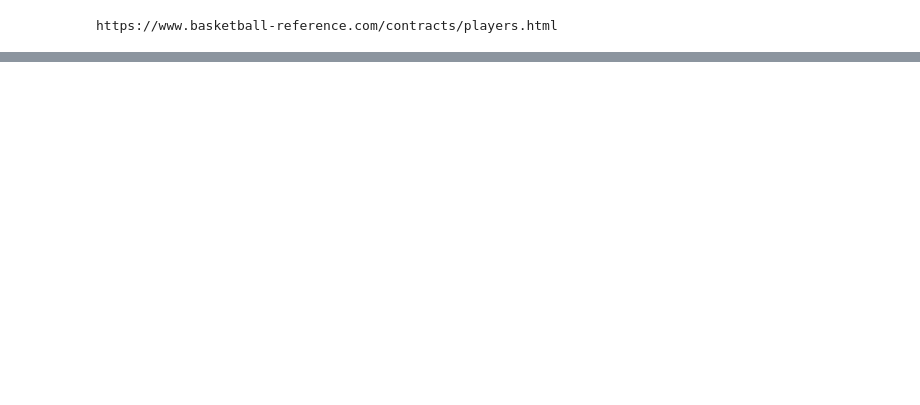
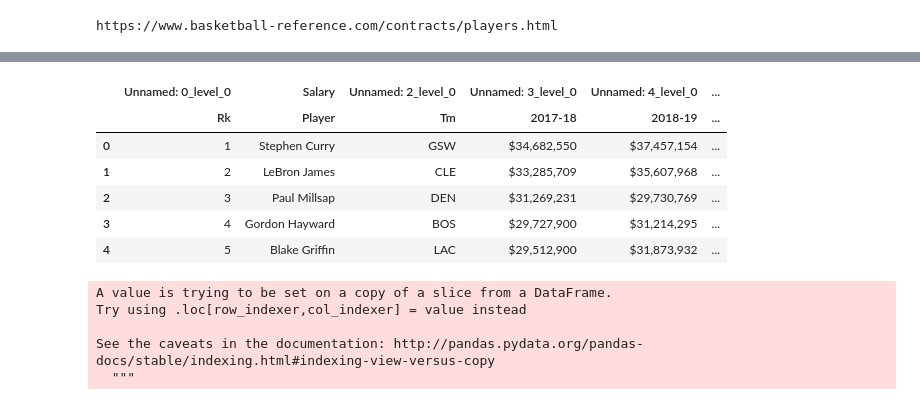
Before and after one commit to NathanielYang/nba_prediction_salary, a Jupyter notebook: get_contract.ipynb, the cells around one changed output, grey strips where cells are left out. Cells and saved outputs as stored; diff of their text form; code cells hidden in the pictures; blank space fills up the shorter version.

```diff
--- a/get_contract.ipynb
+++ b/get_contract.ipynb
@@ -36,0 +52,20 @@ table
+# %%
+table = table[2]
+table.head()
+# %% [output]
+|  | Unnamed: 0_level_0 | Salary | Unnamed: 2_level_0 | Unnamed: 3_level_0 | Unnamed: 4_level_0 | ... |
+|  | Rk | Player | Tm | 2017-18 | 2018-19 | ... |
+| 0 | 1 | Stephen Curry | GSW | $34,682,550 | $37,457,154 | ... |
+| 1 | 2 | LeBron James | CLE | $33,285,709 | $35,607,968 | ... |
+| 2 | 3 | Paul Millsap | DEN | $31,269,231 | $29,730,769 | ... |
+| 3 | 4 | Gordon Hayward | BOS | $29,727,900 | $31,214,295 | ... |
+| 4 | 5 | Blake Griffin | LAC | $29,512,900 | $31,873,932 | ... |
+# %%
+table_2017 = cleaning(table,2017)
+#table_2017.head()
+# %% [output]
+A value is trying to be set on a copy of a slice from a DataFrame.
+Try using .loc[row_indexer,col_indexer] = value instead
+
+See the caveats in the documentation: http://pandas.pydata.org/pandas-docs/stable/indexing.html#indexing-view-versus-copy
+  """
```
Also changed, not shown: parts of 14 cells of this notebook.
